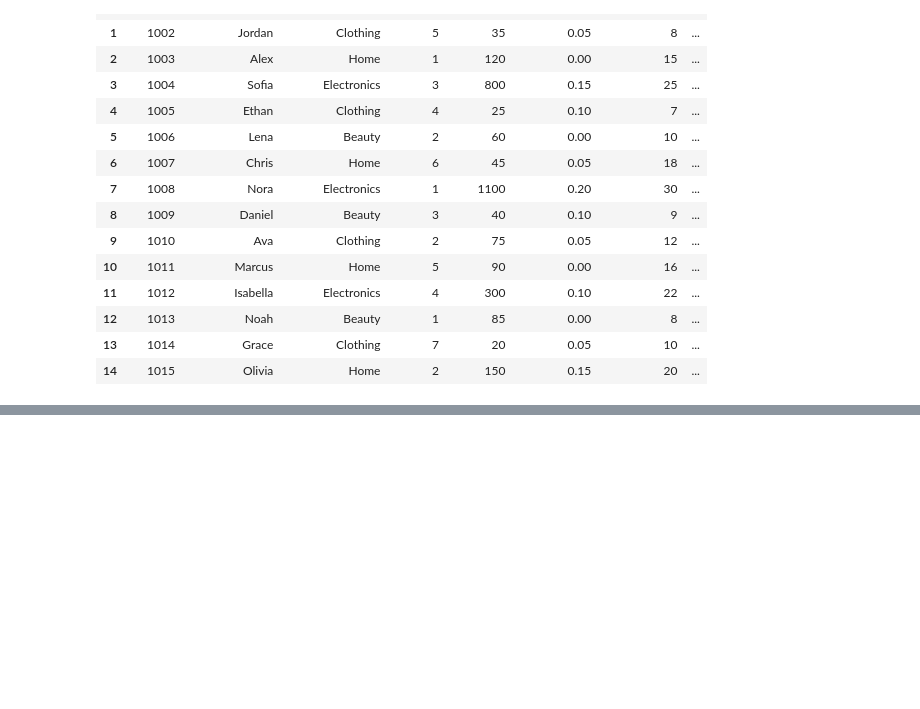
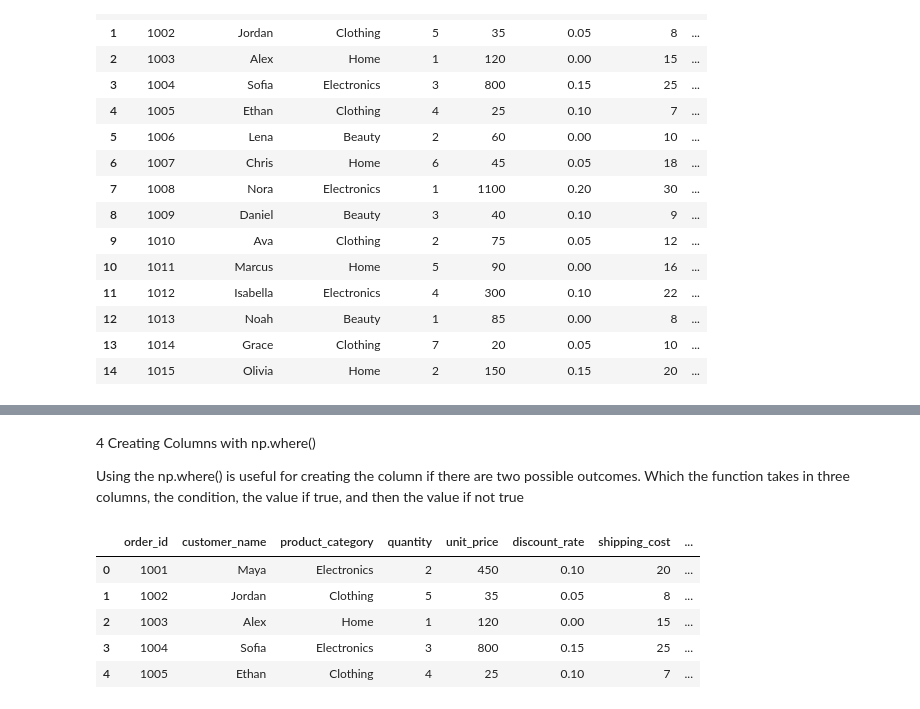
Before and after one commit to JoshPatNava/Data_Transformation, a Jupyter notebook: Creating_Columns/creating_columns.ipynb, the cells around one changed output, grey strips where cells are left out. Saved outputs shown, nothing was run; the diff lists cells and outputs as text; code cells hidden in the pictures; blank space fills up the shorter version.

```diff
--- a/Creating_Columns/creating_columns.ipynb
+++ b/Creating_Columns/creating_columns.ipynb
@@ -51,0 +123,21 @@ df
+# %% [markdown]
+4 Creating Columns with np.where()
+
+Using the np.where() is useful for creating the column if there are two possible outcomes. Which the function takes in three columns, the condition, the value if true, and then the value if not true
+# %%
+# Create a column to see if the discounts were used
+column_df["discount_used"] = np.where(
+    column_df["discount_rate"] > 0,
+    "Yes",
+    "No"
+)
+
+# Check the dataframe
+column_df.head()
+# %% [output]
+|  | order_id | customer_name | product_category | quantity | unit_price | discount_rate | shipping_cost | ... |
+| 0 | 1001 | Maya | Electronics | 2 | 450 | 0.10 | 20 | ... |
+| 1 | 1002 | Jordan | Clothing | 5 | 35 | 0.05 | 8 | ... |
+| 2 | 1003 | Alex | Home | 1 | 120 | 0.00 | 15 | ... |
+| 3 | 1004 | Sofia | Electronics | 3 | 800 | 0.15 | 25 | ... |
+| 4 | 1005 | Ethan | Clothing | 4 | 25 | 0.10 | 7 | ... |
```
Also changed, not shown: parts of 25 cells of this notebook, 1 other file.
